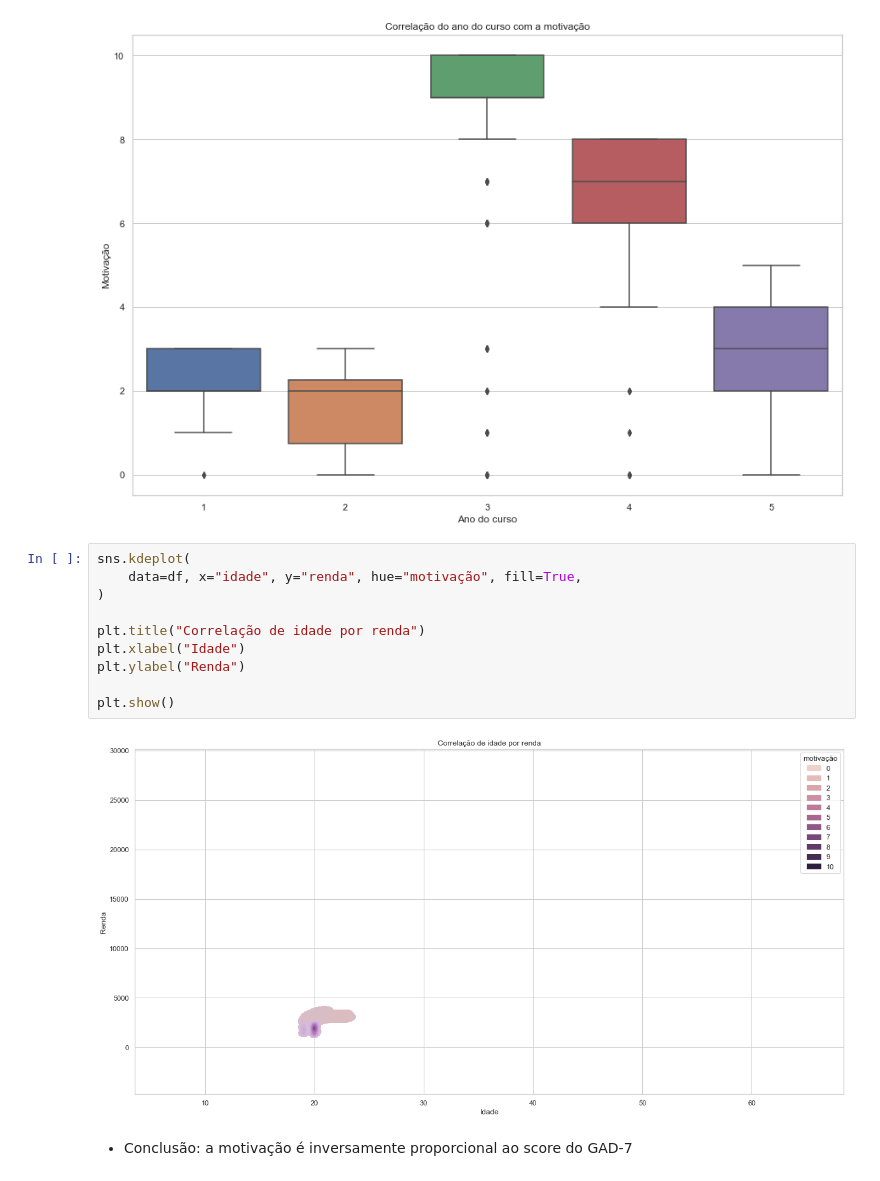
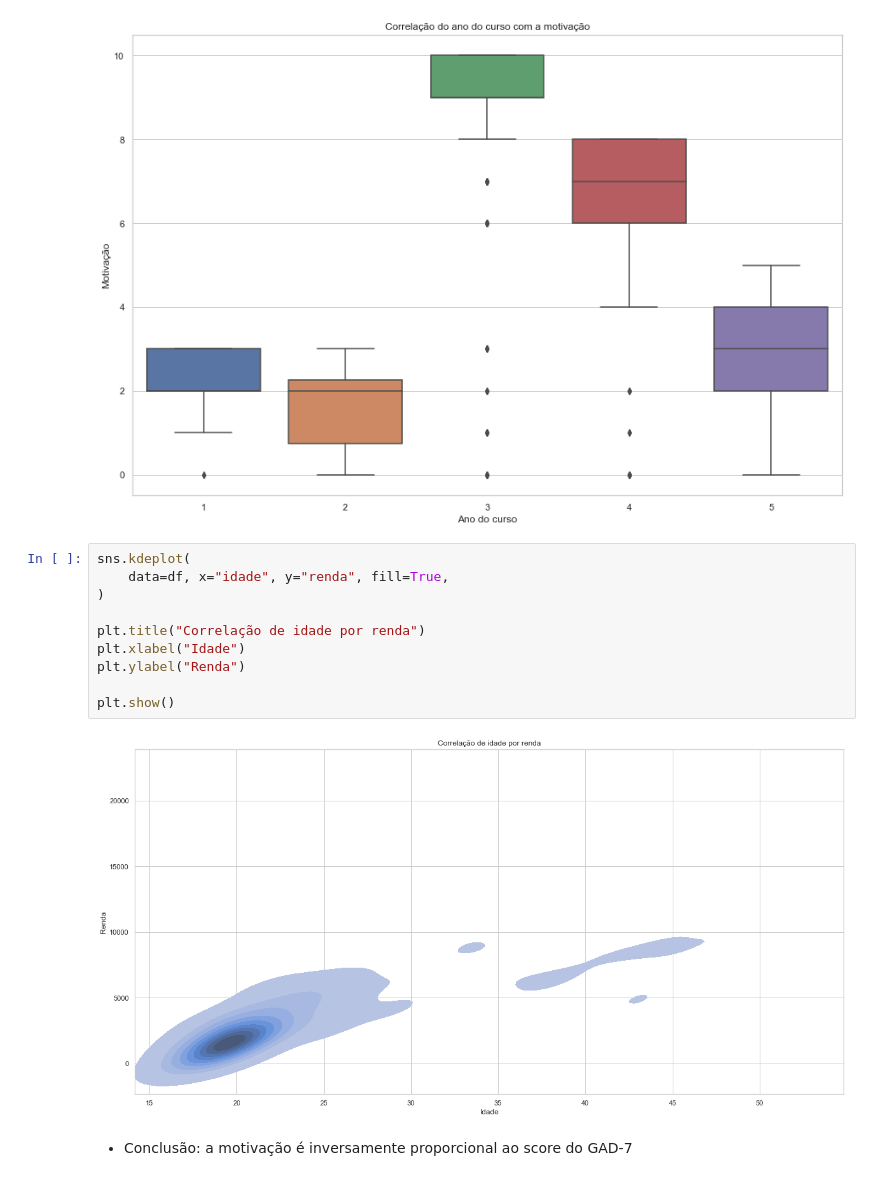
Before and after one commit to andretakeo/Projeto2_03-2023, a Jupyter notebook: Projeto #02.ipynb, the cells around one changed output. Drawn from its saved outputs; the diff is of its cells as text.

```diff
--- a/Projeto #02.ipynb
+++ b/Projeto #02.ipynb
@@ -190,16 +190,16 @@ plt.show()
 [figure]
 # %%
 sns.kdeplot(
-    data=df, x="idade", y="renda", hue="motivação", fill=True,
+    data=df, x="idade", y="renda", fill=True,
 )
 
 plt.title("Correlação de idade por renda")
 plt.xlabel("Idade")
 plt.ylabel("Renda")
 
 plt.show()
 # %% [output]
-[figure, old version]
+[figure, new version]
 # %% [markdown]
 * Conclusão: a motivação é inversamente proporcional ao score do GAD-7
 # %% [markdown]
```
